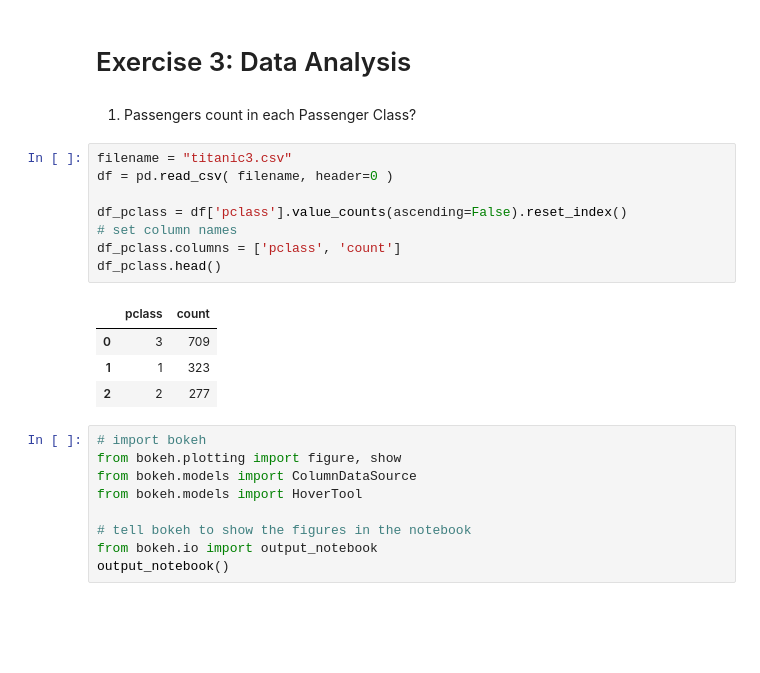
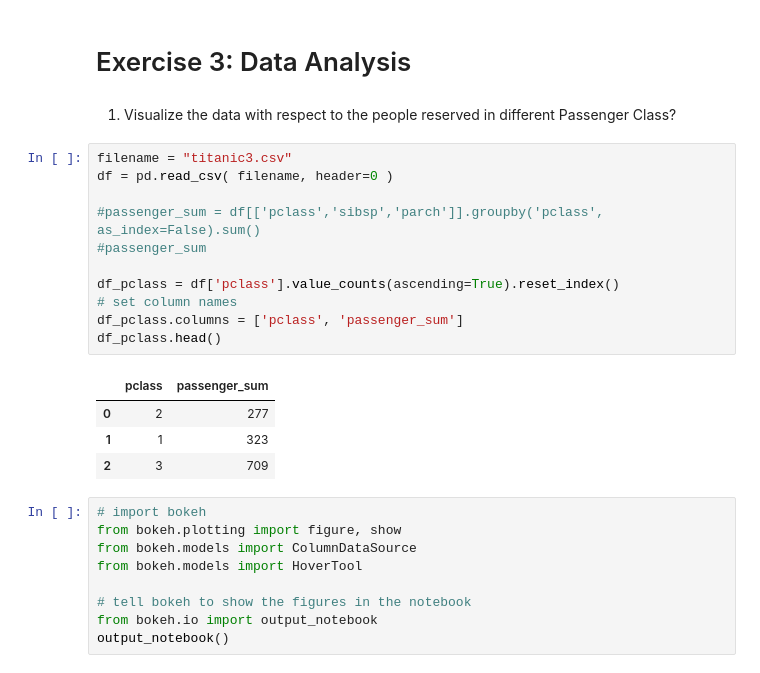
Before and after one commit to reddykumarmodam/datavisualization, a Jupyter notebook: Assignment2_Akhil-Reddy.ipynb, the cells around one changed output. Cells and saved outputs as stored; diff of their text form; blank space fills up the shorter version.

```diff
--- a/Assignment2_Akhil-Reddy.ipynb
+++ b/Assignment2_Akhil-Reddy.ipynb
@@ -104,20 +72,23 @@ Selected dataset: Titanic Data Set
 # %% [markdown]
 # Exercise 3: Data Analysis
-# %% [markdown]
-1. Passengers count in each Passenger Class?
+# %% [markdown]
+1. Visualize the data with respect to the people reserved in different Passenger Class?
 # %%
 filename = "titanic3.csv"
 df = pd.read_csv( filename, header=0 )
 
-df_pclass = df['pclass'].value_counts(ascending=False).reset_index()
+#passenger_sum = df[['pclass','sibsp','parch']].groupby('pclass', as_index=False).sum()
+#passenger_sum
+
+df_pclass = df['pclass'].value_counts(ascending=True).reset_index()
 # set column names
-df_pclass.columns = ['pclass', 'count']
+df_pclass.columns = ['pclass', 'passenger_sum']
 df_pclass.head()
 # %% [output]
-|  | pclass | count |
-| 0 | 3 | 709 |
+|  | pclass | passenger_sum |
+| 0 | 2 | 277 |
 | 1 | 1 | 323 |
-| 2 | 2 | 277 |
+| 2 | 3 | 709 |
 # %%
 # import bokeh
 from bokeh.plotting import figure, show
```
Also changed, not shown: parts of 19 cells of this notebook.
